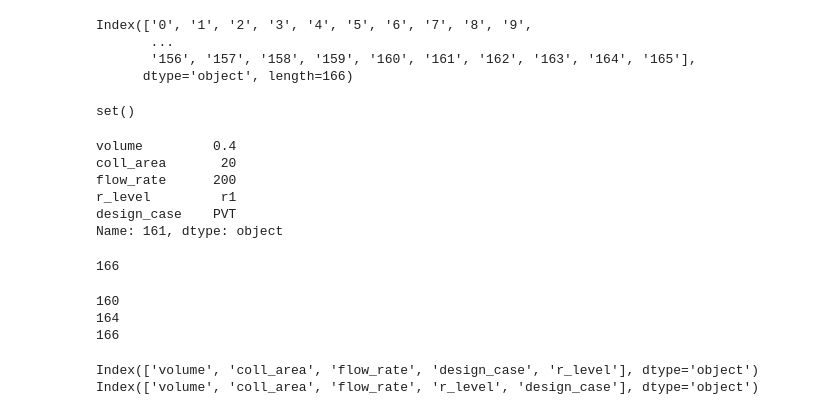
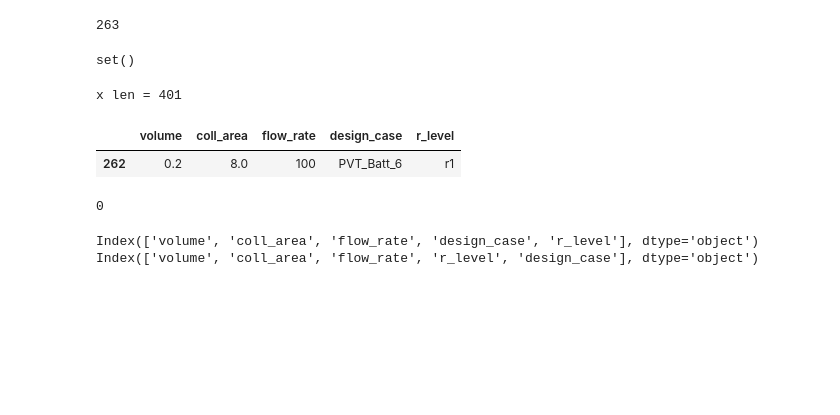
Before and after one commit to a-karanth/parametric_run, a Jupyter notebook: src/missed_sims.ipynb, the cells around one changed output. Cells and saved outputs as stored; diff of their text form; code cells hidden in the pictures; blank space fills up the shorter version.

```diff
--- a/src/missed_sims.ipynb
+++ b/src/missed_sims.ipynb
@@ -100,10 +113,8 @@ current_list
 # %%
 total_labels = pd.concat([previous,current_list], ignore_index=False).index
 total_labels=total_labels.astype(str)
-total_labels
+total_labels=total_labels.values
+len(total_labels)
 # %% [output]
-Index(['0', '1', '2', '3', '4', '5', '6', '7', '8', '9',
-       ...
-       '156', '157', '158', '159', '160', '161', '162', '163', '164', '165'],
-      dtype='object', length=166)
+263
 # %%
@@ -114,31 +126,26 @@ set()
 # check length of all files and flag the onces that are incomplete
 os.chdir(directory+res_folder)
 import pandas as pd
-for i in avl_labels:
+for i in avl_labels_og:
     df = pd.read_csv(i+'_control_signal.txt', delimiter=',',index_col=0)
     if len(df) <87601 :
         print(i + ' len = '+str(len(df)))
+# %% [output]
+x len = 401
 # %%
-current_list.loc[161]
+slice_list = [262]
+df2 = dfnew.iloc[dfnew.index.isin(slice_list)]
+df2
 # %% [output]
-volume         0.4
-coll_area       20
-flow_rate      200
-r_level         r1
-design_case    PVT
-Name: 161, dtype: object
+|  | volume | coll_area | flow_rate | design_case | r_level |
+| 262 | 0.2 | 8.0 | 100 | PVT_Batt_6 | r1 |
 # %%
-len(dfnew)
+df2.to_csv('missed_sims2.csv',index_label='label')
-# %% [output]
-166
 # %%
-print(len(df1))
-print(len(existing))
-print(len(dfnew))
+
+print(len(df2))
 # %% [output]
-160
-164
-166
+0
 # %%
 print(existing.keys())
 print(dfnew.keys())
```
Also changed, not shown: parts of 5 cells of this notebook.
